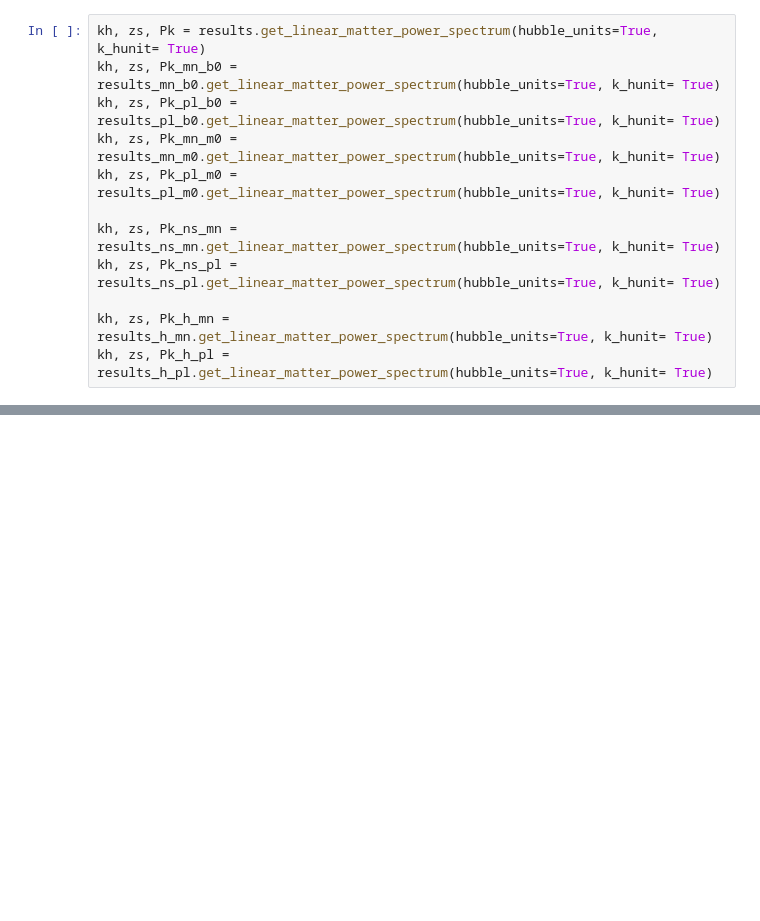
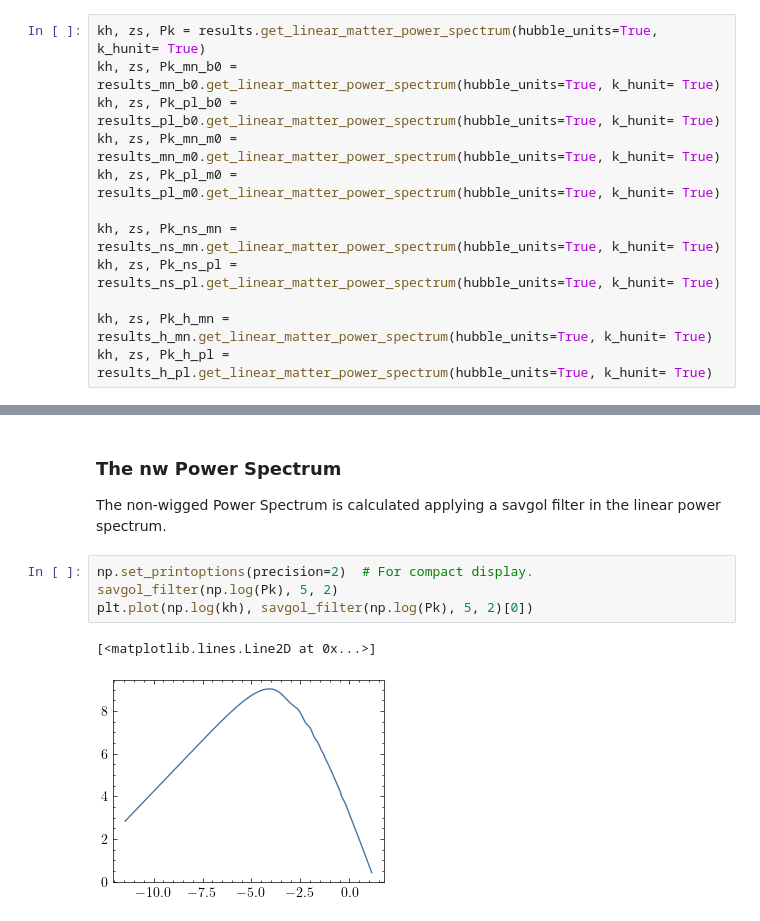
Before and after one commit to antoniacisternas/Forecast-validation-for-Euclid., a Jupyter notebook: Power_spectrum.ipynb, the cells around one changed output, grey strips where cells are left out. Saved outputs shown, nothing was run; the diff lists cells and outputs as text; blank space fills up the shorter version.

Commit message:
Results graph

```diff
--- a/Power_spectrum.ipynb
+++ b/Power_spectrum.ipynb
@@ -159,2 +157,12 @@ plt.show()
 # %% [output]
 [figure]
+# %% [markdown]
+### The nw Power Spectrum
+The non-wigged Power Spectrum is calculated applying a savgol filter in the linear power spectrum.
+# %%
+np.set_printoptions(precision=2)  # For compact display.
+savgol_filter(np.log(Pk), 5, 2)
+plt.plot(np.log(kh), savgol_filter(np.log(Pk), 5, 2)[0])
+# %% [output]
+[<matplotlib.lines.Line2D at 0x...>]
+[figure, added]
```
Also changed, not shown: parts of 9 cells of this notebook, 1 other file.
